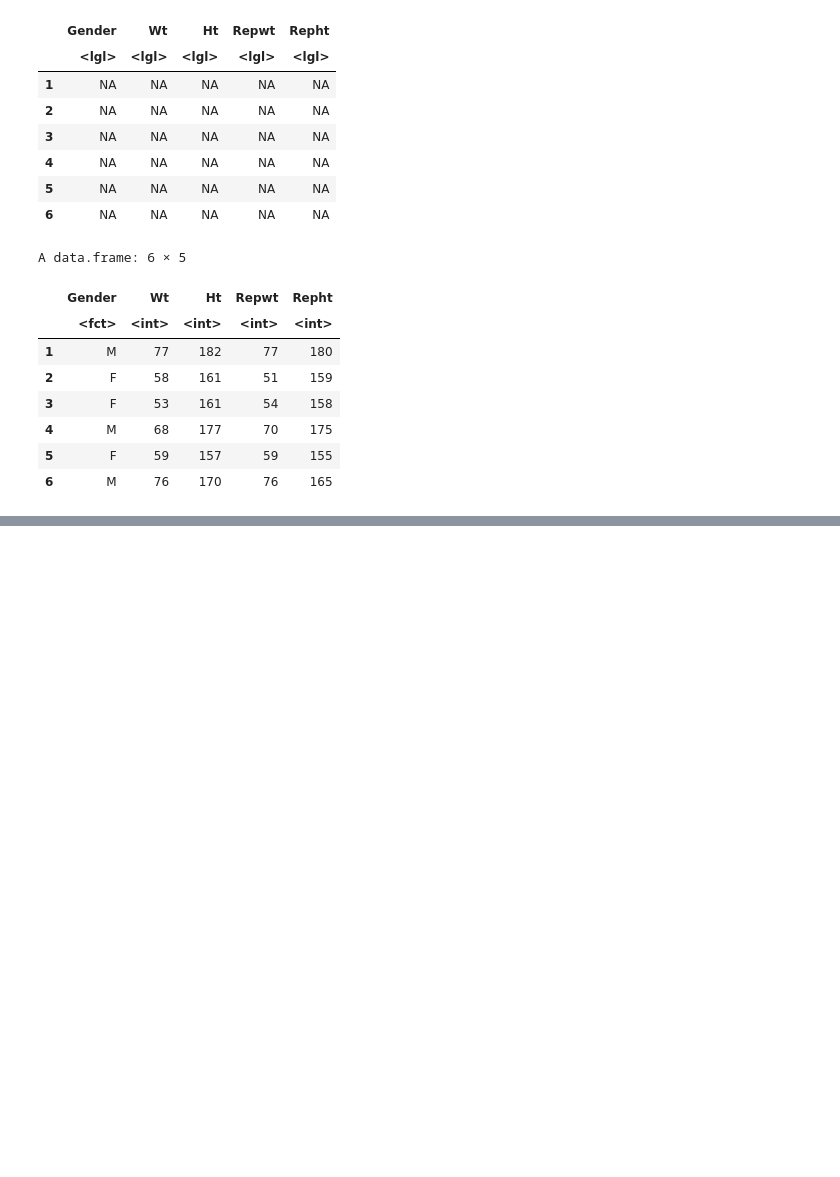
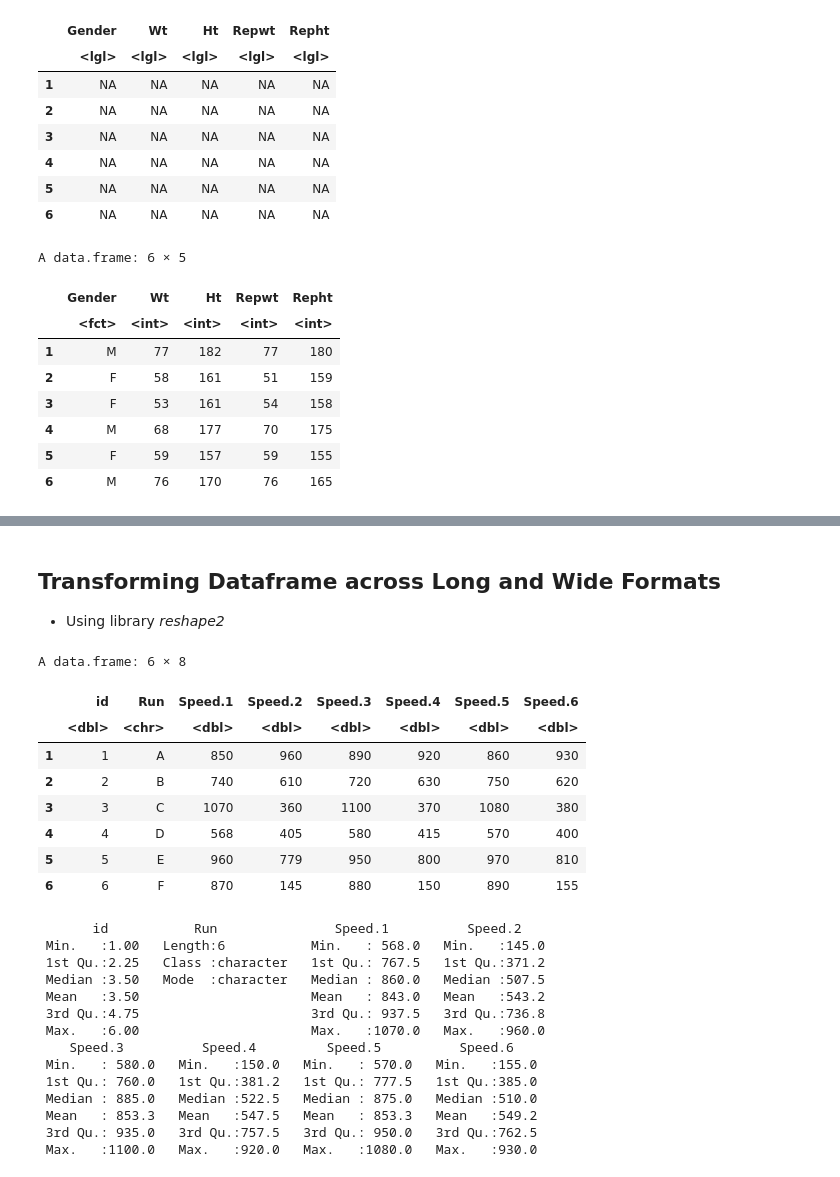
Before and after one commit to u-r-a-bot/R_tuts, a Jupyter notebook: week_1/DataCleaning.ipynb, the cells around one changed output, grey strips where cells are left out. Cells and saved outputs as stored; diff of their text form; code cells hidden in the pictures; blank space fills up the shorter version.

```diff
--- a/week_1/DataCleaning.ipynb
+++ b/week_1/DataCleaning.ipynb
@@ -484,0 +615,39 @@ A data.frame: 6 × 5
+# %% [markdown]
+## Transforming Dataframe across Long and Wide Formats
+* Using library *reshape2*
+# %%
+Speed.1 <- c(850, 740, 1070, 568, 960, 870)
+Speed.2 <- c(960, 610, 360, 405, 779, 145)
+Speed.3 <- c(890, 720, 1100, 580, 950, 880)
+Speed.4 <- c(920, 630, 370, 415, 800, 150)
+Speed.5 <- c(860, 750, 1080, 570, 970, 890)
+Speed.6 <- c(930, 620, 380, 400, 810, 155)
+id = c(1,2,3,4,5,6)
+Run = c("A", "B", "C", "D", "E","F")
+Speed = cbind.data.frame(id, Run, Speed.1,Speed.2,Speed.3,Speed.4,Speed.5,Speed.6)
+head(Speed)
+summary(Speed)
+# %% [output]
+A data.frame: 6 × 8
+|  | id | Run | Speed.1 | Speed.2 | Speed.3 | Speed.4 | Speed.5 | Speed.6 |
+|  | <dbl> | <chr> | <dbl> | <dbl> | <dbl> | <dbl> | <dbl> | <dbl> |
+| 1 | 1 | A | 850 | 960 | 890 | 920 | 860 | 930 |
+| 2 | 2 | B | 740 | 610 | 720 | 630 | 750 | 620 |
+| 3 | 3 | C | 1070 | 360 | 1100 | 370 | 1080 | 380 |
+| 4 | 4 | D | 568 | 405 | 580 | 415 | 570 | 400 |
+| 5 | 5 | E | 960 | 779 | 950 | 800 | 970 | 810 |
+| 6 | 6 | F | 870 | 145 | 880 | 150 | 890 | 155 |
+       id           Run               Speed.1          Speed.2
+ Min.   :1.00   Length:6           Min.   : 568.0   Min.   :145.0
+ 1st Qu.:2.25   Class :character   1st Qu.: 767.5   1st Qu.:371.2
+ Median :3.50   Mode  :character   Median : 860.0   Median :507.5
+ Mean   :3.50                      Mean   : 843.0   Mean   :543.2
+ 3rd Qu.:4.75                      3rd Qu.: 937.5   3rd Qu.:736.8
+ Max.   :6.00                      Max.   :1070.0   Max.   :960.0
+    Speed.3          Speed.4         Speed.5          Speed.6
+ Min.   : 580.0   Min.   :150.0   Min.   : 570.0   Min.   :155.0
+ 1st Qu.: 760.0   1st Qu.:381.2   1st Qu.: 777.5   1st Qu.:385.0
+ Median : 885.0   Median :522.5   Median : 875.0   Median :510.0
+ Mean   : 853.3   Mean   :547.5   Mean   : 853.3   Mean   :549.2
+ 3rd Qu.: 935.0   3rd Qu.:757.5   3rd Qu.: 950.0   3rd Qu.:762.5
+ Max.   :1100.0   Max.   :920.0   Max.   :1080.0   Max.   :930.0
```
Also changed, not shown: parts of 23 cells of this notebook.
